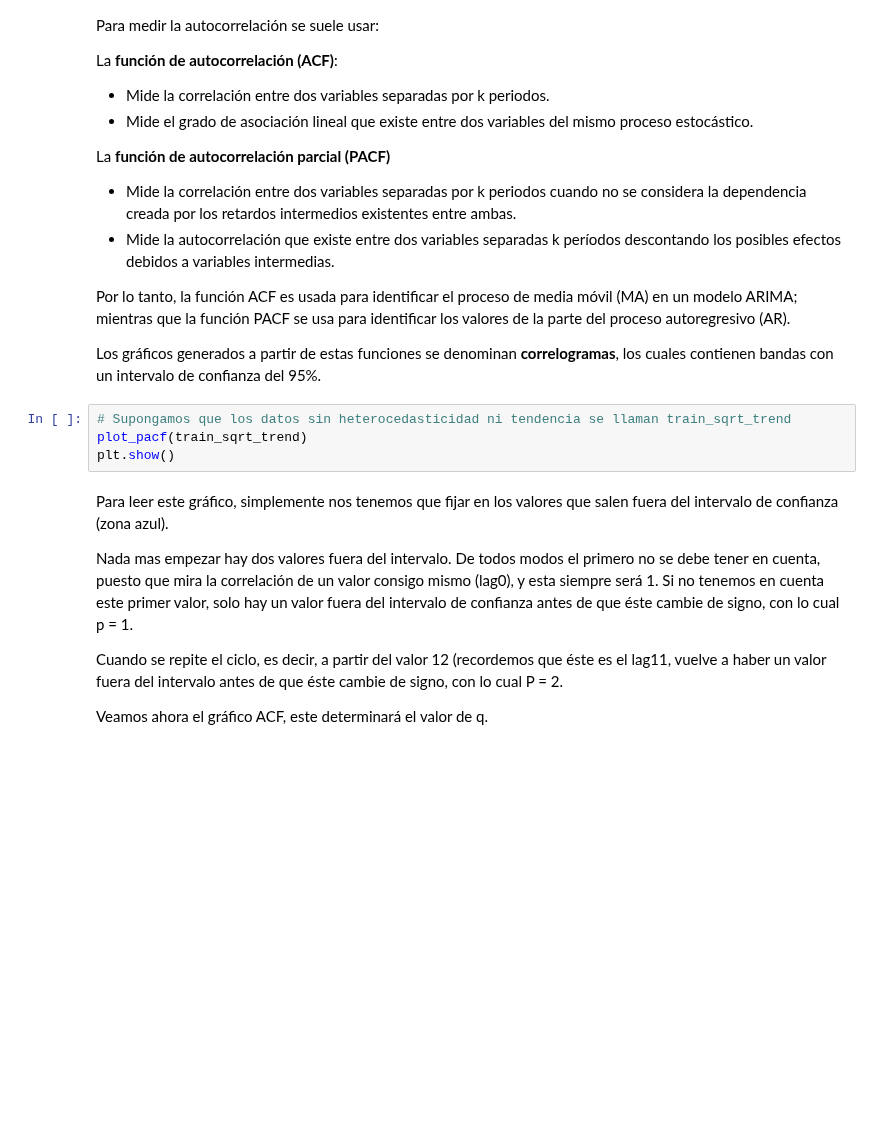
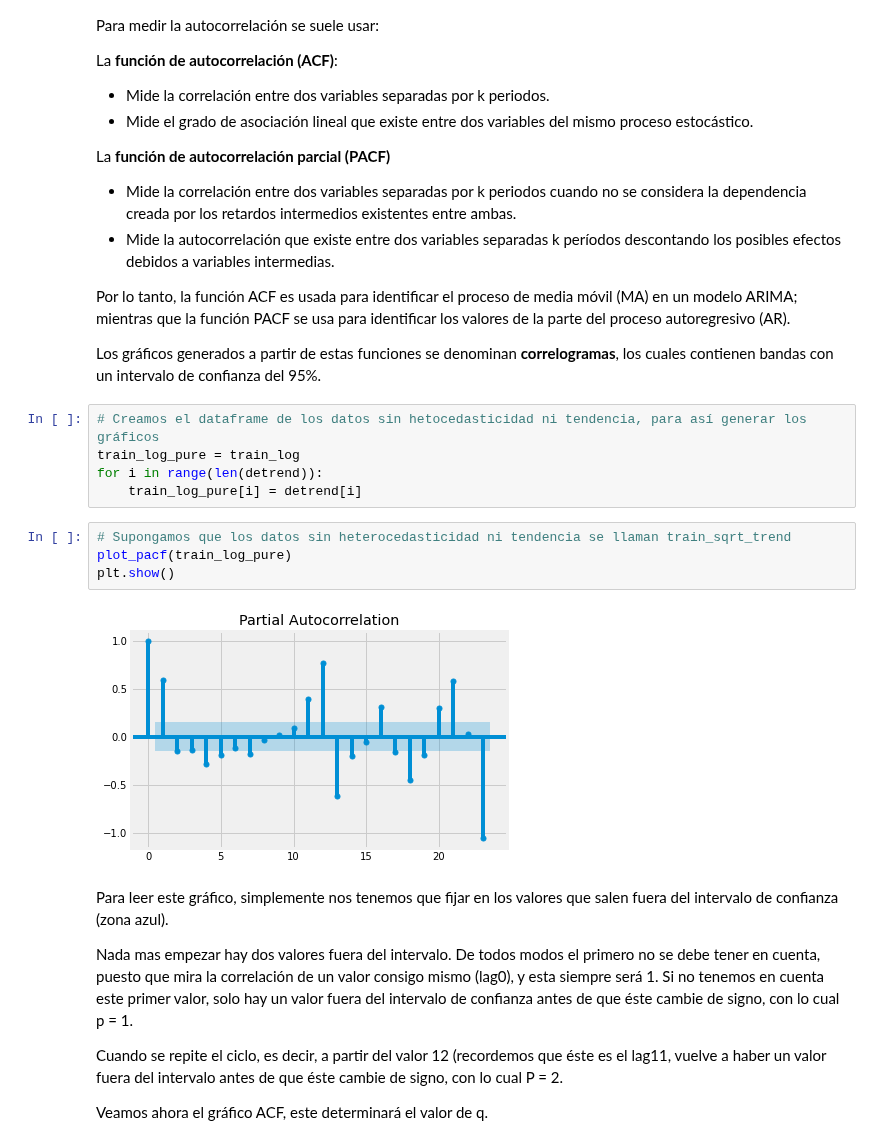
Before and after one commit to mariousm/Data-Science-Master, a Jupyter notebook: 2021-22/PrimerSemestre/Mineria/PEC4/UbiernaSanMamesMario_PEC4.ipynb, the cells around one changed output. Saved outputs shown, nothing was run; the diff lists cells and outputs as text; blank space fills up the shorter version.

```diff
--- a/2021-22/PrimerSemestre/Mineria/PEC4/UbiernaSanMamesMario_PEC4.ipynb
+++ b/2021-22/PrimerSemestre/Mineria/PEC4/UbiernaSanMamesMario_PEC4.ipynb
@@ -342,10 +342,17 @@ La **función de autocorrelación parcial (PACF)**
 Por lo tanto, la función ACF es usada para identificar el proceso de media móvil (MA) en un modelo ARIMA; mientras que la función PACF se usa para identificar los valores de la parte del proceso autoregresivo (AR).
 
 Los gráficos generados a partir de estas funciones se denominan **correlogramas**, los cuales contienen bandas con un intervalo de confianza del 95%.
+# %%
+# Creamos el dataframe de los datos sin hetocedasticidad ni tendencia, para así generar los gráficos
+train_log_pure = train_log
+for i in range(len(detrend)):
+    train_log_pure[i] = detrend[i]
 # %%
 # Supongamos que los datos sin heterocedasticidad ni tendencia se llaman train_sqrt_trend
-plot_pacf(train_sqrt_trend)
+plot_pacf(train_log_pure)
 plt.show()
+# %% [output]
+[figure, added]
 # %% [markdown]
 Para leer este gráfico, simplemente nos tenemos que fijar en los valores que salen fuera del intervalo de confianza (zona azul).
 
```
Also changed, not shown: parts of 3 cells of this notebook.
